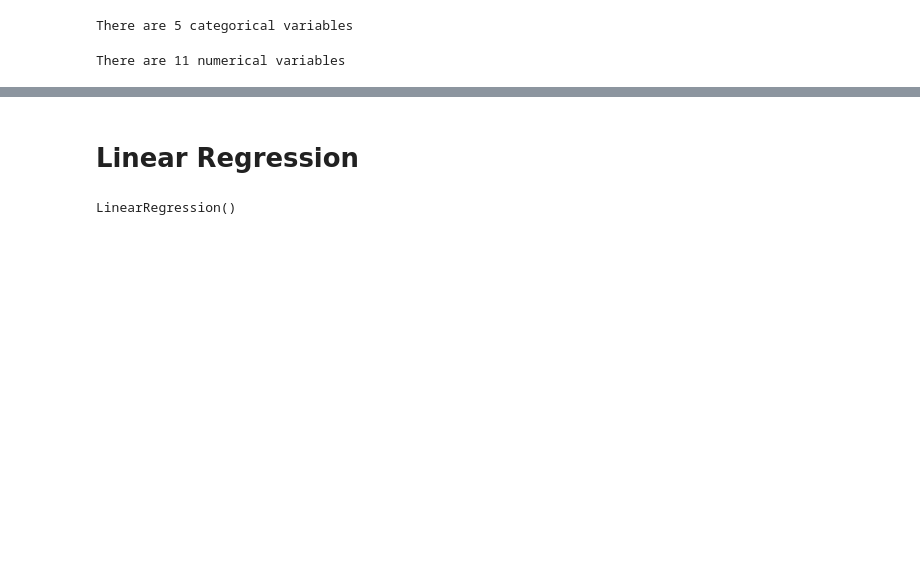
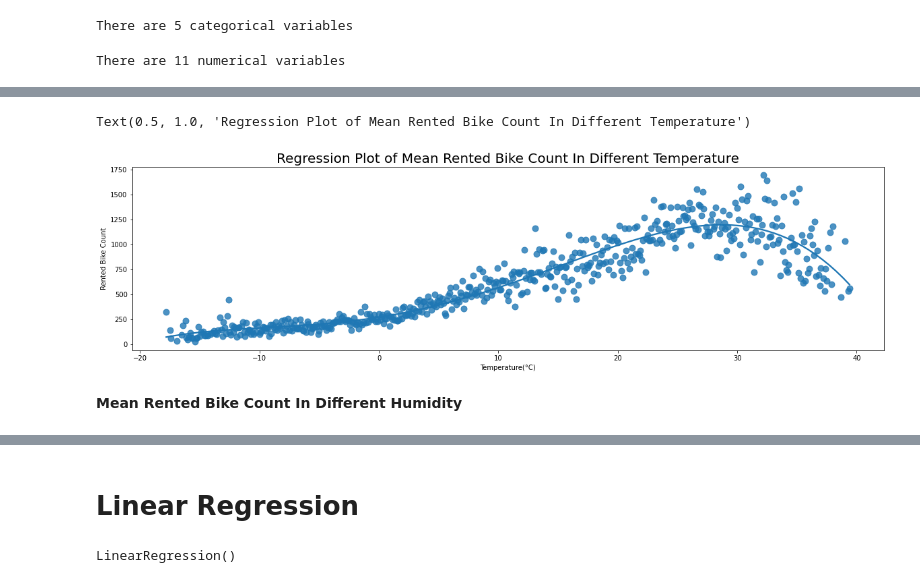
Before and after one commit to saurabhshinkar/Bike-Sharing-Demand-Prediction, a Jupyter notebook: Bike_Sharing_Demand_Prediction_Capstone_Project.ipynb, the cells around one changed output, grey strips where cells are left out. Drawn from its saved outputs; the diff is of its cells as text; code cells hidden in the pictures; blank space fills up the shorter version.

```diff
--- a/Bike_Sharing_Demand_Prediction_Capstone_Project.ipynb
+++ b/Bike_Sharing_Demand_Prediction_Capstone_Project.ipynb
@@ -560,0 +262,10 @@ onehotencoder = OneHotEncoder()
+# %%
+# regression plot of Mean Rented Bike Count In Different Temperature
+plt.figure(figsize = (20,5))
+sns.regplot(x="Temperature(°C)", y="Rented Bike Count", data=temp_and_rented_bike,
+                 scatter_kws={"s": 80},
+                 order=4, ci=None)
+plt.title("Regression Plot of Mean Rented Bike Count In Different Temperature",fontsize=20)
+# %% [output]
+Text(0.5, 1.0, 'Regression Plot of Mean Rented Bike Count In Different Temperature')
+[figure, added]
@@ -560,0 +275,2 @@ onehotencoder = OneHotEncoder()
+# %% [markdown]
+**Mean Rented Bike Count In Different Humidity**
```
Also changed, not shown: parts of 116 cells of this notebook.
